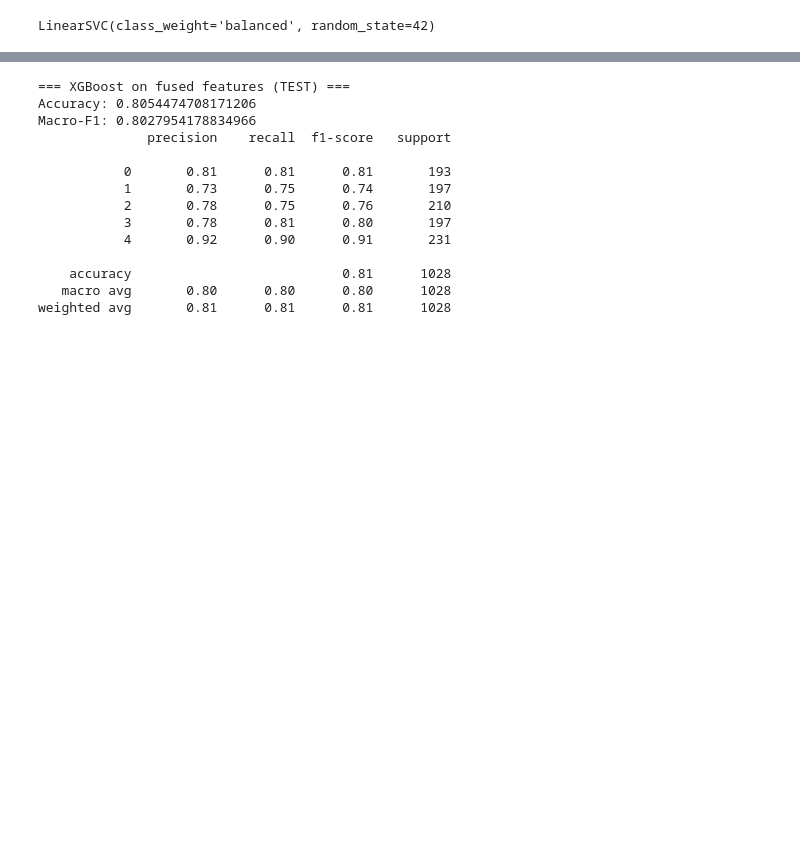
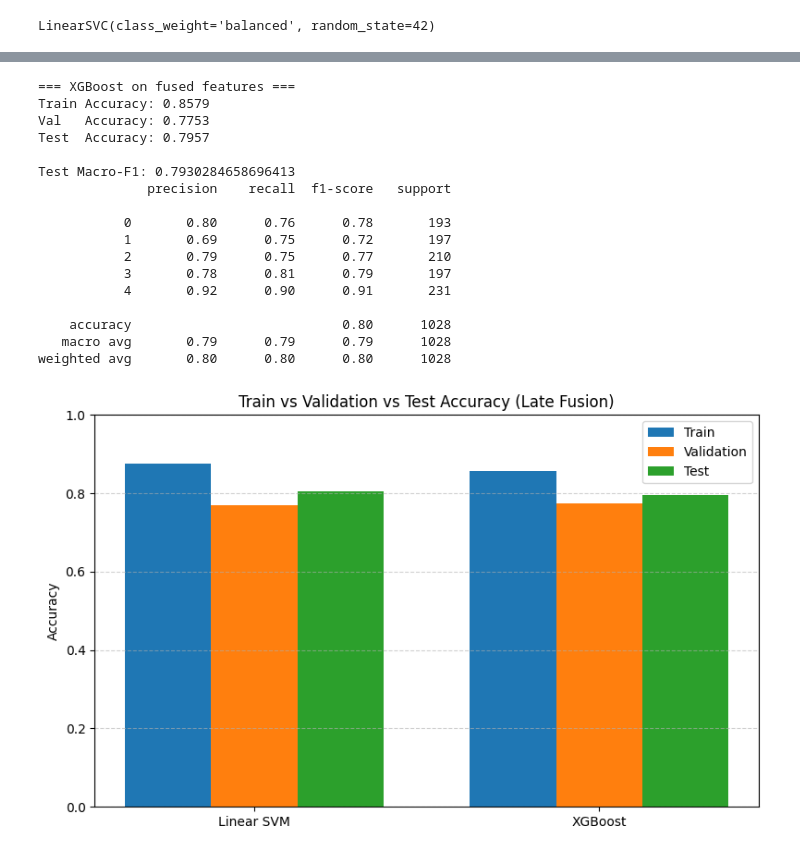
Before and after one commit to omaramin-77/Smart-Food-Guardian, a Jupyter notebook: model1.ipynb, the cells around one changed output, grey strips where cells are left out. Saved outputs shown, nothing was run; the diff lists cells and outputs as text; code cells hidden in the pictures; blank space fills up the shorter version.

Commit message:
plotting graph

```diff
--- a/model1.ipynb
+++ b/model1.ipynb
@@ -434,8 +443,8 @@ weighted avg       0.80      0.80      0.80      1028
 # %%
 
 xgb = XGBClassifier(
-    n_estimators=400,
-    max_depth=6,
+    n_estimators=20,
+    max_depth=4,
     learning_rate=0.05,
     subsample=0.9,
     colsample_bytree=0.9,
@@ -468,22 +477,68 @@ XGBClassifier(base_score=None, booster=None, callbacks=None,
 # %%
-xgb_test_pred = xgb.predict(X_fused_te)
+# -------- XGBoost predictions --------
+xgb_train_pred = xgb.predict(X_fused_tr)
+xgb_val_pred   = xgb.predict(X_fused_val)
+xgb_test_pred  = xgb.predict(X_fused_te)
 
-print("\n=== XGBoost on fused features (TEST) ===")
-print("Accuracy:", accuracy_score(y_te, xgb_test_pred))
-print("Macro-F1:", f1_score(y_te, xgb_test_pred, average="macro"))
+print("\n=== XGBoost on fused features ===")
+print(f"Train Accuracy: {accuracy_score(y_tr, xgb_train_pred):.4f}")
+print(f"Val   Accuracy: {accuracy_score(y_val, xgb_val_pred):.4f}")
+print(f"Test  Accuracy: {accuracy_score(y_te, xgb_test_pred):.4f}")
+
+print("\nTest Macro-F1:", f1_score(y_te, xgb_test_pred, average="macro"))
 print(classification_report(y_te, xgb_test_pred))
 # %% [output]
-=== XGBoost on fused features (TEST) ===
-Accuracy: 0.8054474708171206
-Macro-F1: 0.8027954178834966
+=== XGBoost on fused features ===
+Train Accuracy: 0.8579
+Val   Accuracy: 0.7753
+Test  Accuracy: 0.7957
+
+Test Macro-F1: 0.7930284658696413
               precision    recall  f1-score   support
 
-           0       0.81      0.81      0.81       193
-           1       0.73      0.75      0.74       197
-           2       0.78      0.75      0.76       210
-           3       0.78      0.81      0.80       197
+           0       0.80      0.76      0.78       193
+           1       0.69      0.75      0.72       197
+           2       0.79      0.75      0.77       210
+           3       0.78      0.81      0.79       197
            4       0.92      0.90      0.91       231
 
-    accuracy                           0.81      1028
-   macro avg       0.80      0.80      0.80      1028
-weighted avg       0.81      0.81      0.81      1028
+    accuracy                           0.80      1028
+   macro avg       0.79      0.79      0.79      1028
+weighted avg       0.80      0.80      0.80      1028
+# %%
+# ---- SVM accuracies ----
+svm_train_acc = accuracy_score(y_tr, svm.predict(X_fused_tr))
+svm_val_acc   = accuracy_score(y_val, svm.predict(X_fused_val))
+svm_test_acc  = accuracy_score(y_te, svm.predict(X_fused_te))
+# ---- XGBoost accuracies ----
+xgb_train_acc = accuracy_score(y_tr, xgb.predict(X_fused_tr))
+xgb_val_acc   = accuracy_score(y_val, xgb.predict(X_fused_val))
+xgb_test_acc  = accuracy_score(y_te, xgb.predict(X_fused_te))
+# %%
+import matplotlib.pyplot as plt
+import numpy as np
+
+models = ["Linear SVM", "XGBoost"]
+train_acc = [svm_train_acc, xgb_train_acc]
+val_acc   = [svm_val_acc,   xgb_val_acc]
+test_acc  = [svm_test_acc,  xgb_test_acc]
+
+x = np.arange(len(models))
+width = 0.25
+
+plt.figure(figsize=(8, 5))
+plt.bar(x - width, train_acc, width, label="Train")
+plt.bar(x,         val_acc,   width, label="Validation")
+plt.bar(x + width, test_acc,  width, label="Test")
+
+plt.xticks(x, models)
+plt.ylabel("Accuracy")
+plt.title("Train vs Validation vs Test Accuracy (Late Fusion)")
+plt.ylim(0, 1)
+plt.legend()
+plt.grid(axis="y", linestyle="--", alpha=0.6)
+
+plt.tight_layout()
+plt.show()
+# %% [output]
+[figure, added]
```
Also changed, not shown: parts of 2 cells of this notebook.
